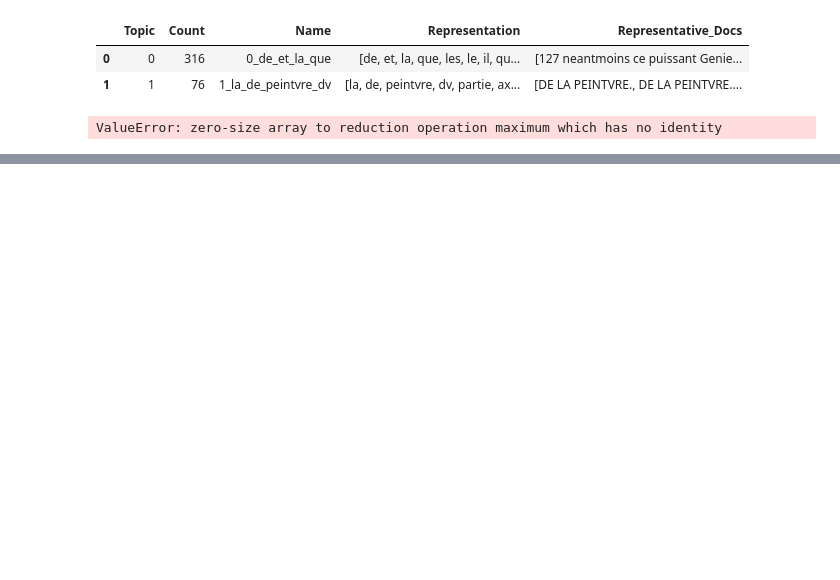
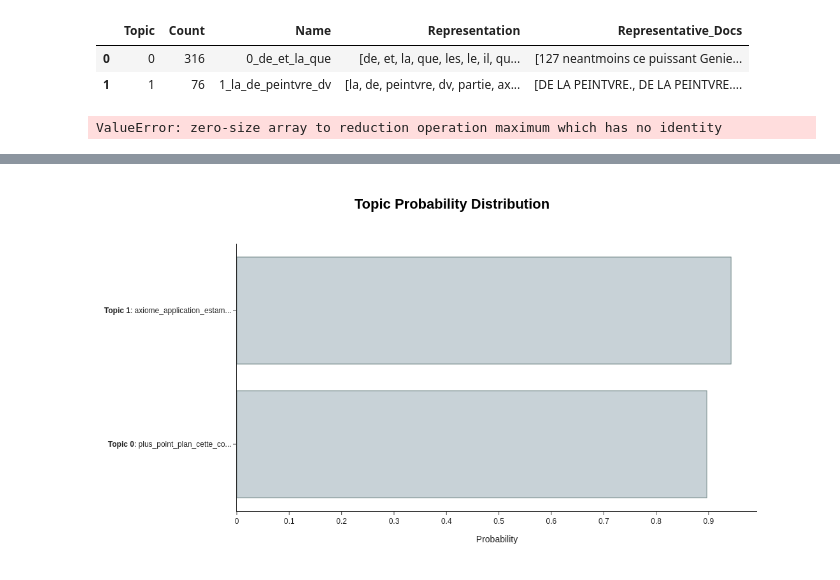
Before and after one commit to Grand-Siecle/RAG_historical_document_HTR, a Jupyter notebook: Topic.ipynb, the cells around one changed output, grey strips where cells are left out. Saved outputs shown, nothing was run; the diff lists cells and outputs as text; code cells hidden in the pictures; blank space fills up the shorter version.

Commit message:
add topic modelling

```diff
--- a/Topic.ipynb
+++ b/Topic.ipynb
@@ -45,2 +25,3 @@ sentences = regroup_lines_into_sentences(file_path)
 # %%
-sentences
+with open('data/normalized.txt') as f:
+    text = f.read()
@@ -86,0 +77,12 @@ topic_model.visualize_hierarchy()
+# %%
+documents = text.split("\n")
+# %%
+vectorizer_model = CountVectorizer(stop_words=stopwords.words('french'))
+embedding_model = SentenceTransformer("distiluse-base-multilingual-cased-v2")
+topic_model = BERTopic(vectorizer_model=vectorizer_model, embedding_model=embedding_model)
+# %%
+topics, probabilities = topic_model.fit_transform(documents)
+# %%
+topic_model.visualize_distribution(probabilities).show()
+# %% [output]
+[figure, added]
```
Also changed, not shown: parts of 37 cells of this notebook.
